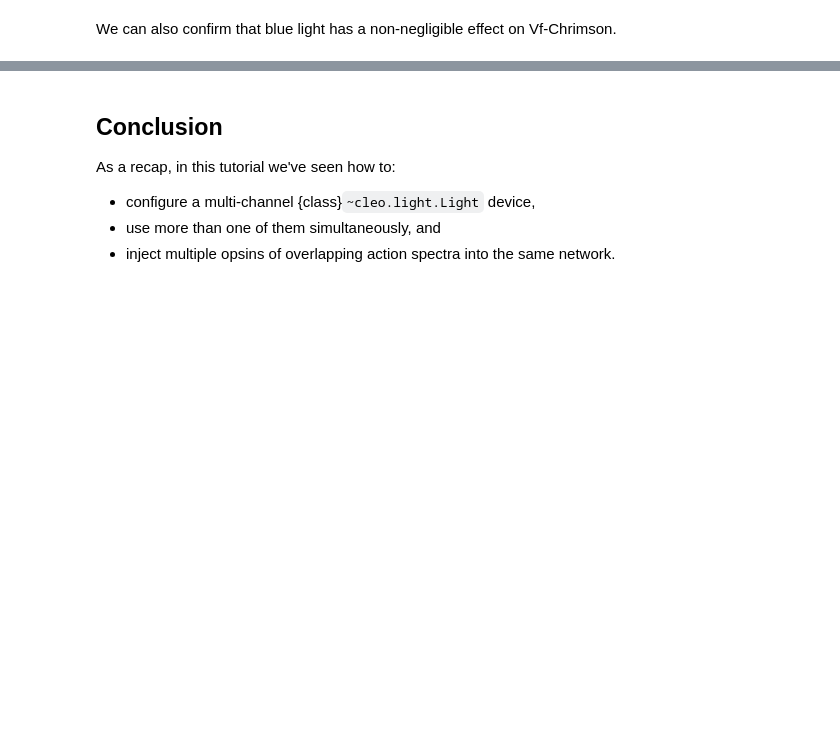
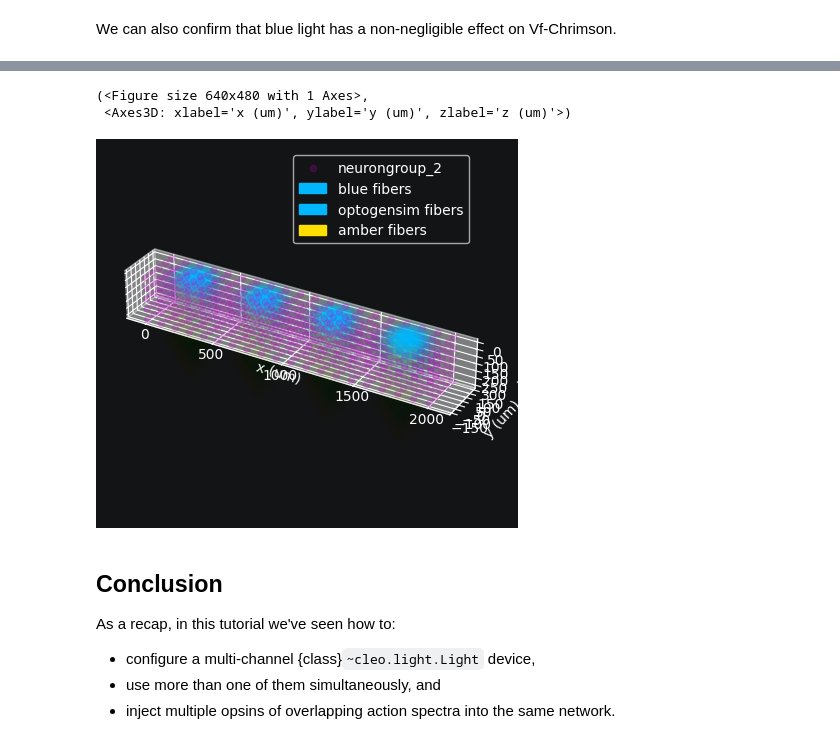
Before and after one commit to siplab-gt/cleo, a Jupyter notebook: docs/tutorials/multi_opto.ipynb, the cells around one changed output, grey strips where cells are left out. Cells and saved outputs as stored; diff of their text form; code cells hidden in the pictures; blank space fills up the shorter version.

Commit message:
Add OptogenSIMLight demonstration to multi-opto tutorial

```diff
--- a/docs/tutorials/multi_opto.ipynb
+++ b/docs/tutorials/multi_opto.ipynb
@@ -228,3 +243,18 @@ We can also confirm that blue light has a non-negligible effect on Vf-Chrimson.
+# %%
+from cleo.light import OptogenSIMLight
+
+optogensim_fibers = cleo.light.Light(
+    name="optogensim fibers",
+    coords=coords * mm,
+    light_model=OptogenSIMLight(wavelength=473 * nmeter, beam_radius=0.1 * mm),
+    wavelength=473 * nmeter,
+)
+sim.inject(optogensim_fibers, ng)
+cleo.viz.plot(ng, colors=[c["main"]], sim=sim)
+# %% [output]
+(<Figure size 640x480 with 1 Axes>,
+ <Axes3D: xlabel='x (um)', ylabel='y (um)', zlabel='z (um)'>)
+[figure, added]
 # %% [markdown]
 ## Conclusion
 As a recap, in this tutorial we've seen how to:
```
Also changed, not shown: parts of 10 cells of this notebook.
